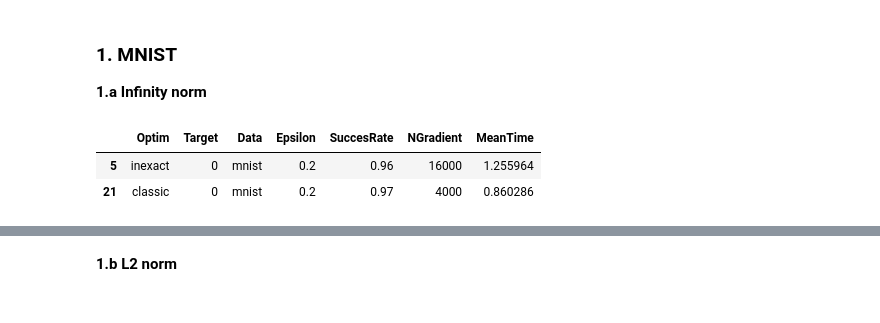
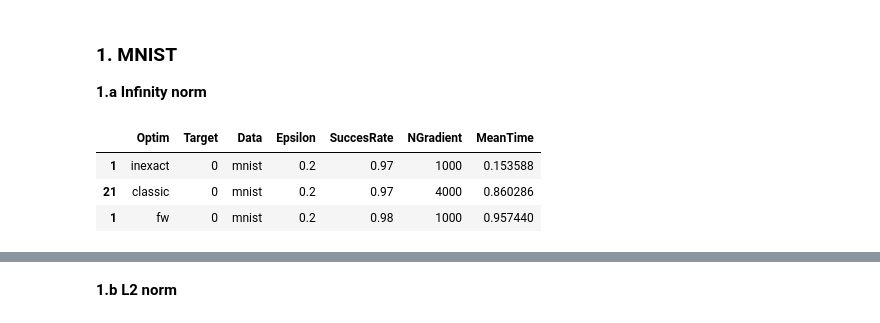
Before and after one commit to f-grimaldi/AdvAttack, a Jupyter notebook: results/Summary Results.ipynb, the cells around one changed output, grey strips where cells are left out. Drawn from its saved outputs; the diff is of its cells as text; code cells hidden in the pictures.

```diff
--- a/results/Summary Results.ipynb
+++ b/results/Summary Results.ipynb
@@ -89,17 +96,18 @@ def scatter_by_epsilon(df, ax):
 # %%
 ### UNTARGET
 target = 'MUI.csv'
-target_folder = ['InexactZSCG', 'ClassicZSCG']
+target_folder = ['InexactZSCG', 'ClassicZSCG', 'FrankWolfe']
 features = ['Optim', 'Target', 'Data', 'Epsilon', 'SuccesRate', 'NGradient', 'MeanTime']
 epsilon = 0.2
 
 df = get_dataframe(target, target_folder, features, epsilon)
 latex_table = create_table(df)
 latex_table
 # %% [output]
 |  | Optim | Target | Data | Epsilon | SuccesRate | NGradient | MeanTime |
-| 5 | inexact | 0 | mnist | 0.2 | 0.96 | 16000 | 1.255964 |
+| 1 | inexact | 0 | mnist | 0.2 | 0.97 | 1000 | 0.153588 |
 | 21 | classic | 0 | mnist | 0.2 | 0.97 | 4000 | 0.860286 |
+| 1 | fw | 0 | mnist | 0.2 | 0.98 | 1000 | 0.957440 |
 # %%
 fig = plt.figure(figsize = (20, 6))
 fig.suptitle('MNIST untarget with $L_{\infty} < 0.2$', fontsize=16)
```
Also changed, not shown: parts of 14 cells of this notebook, 14 other files.
